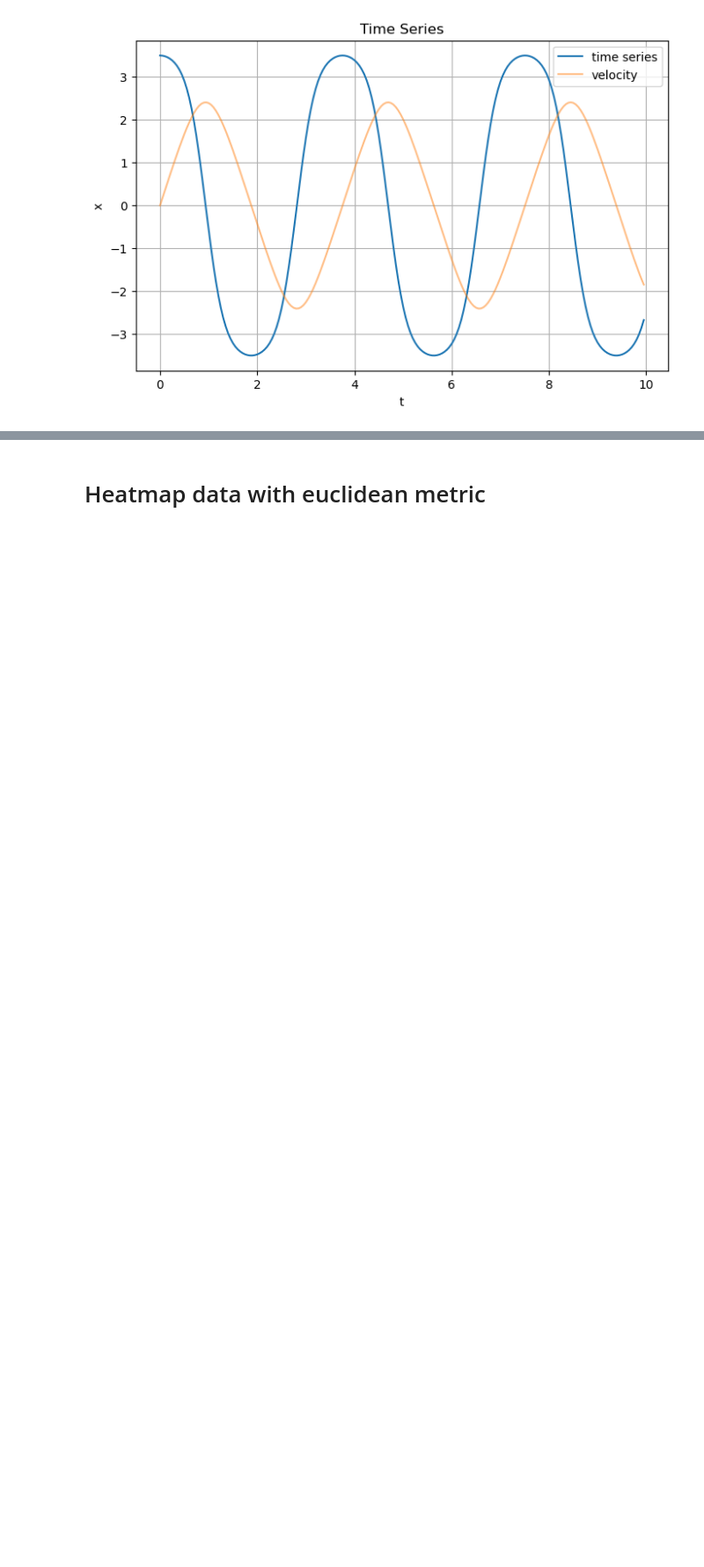
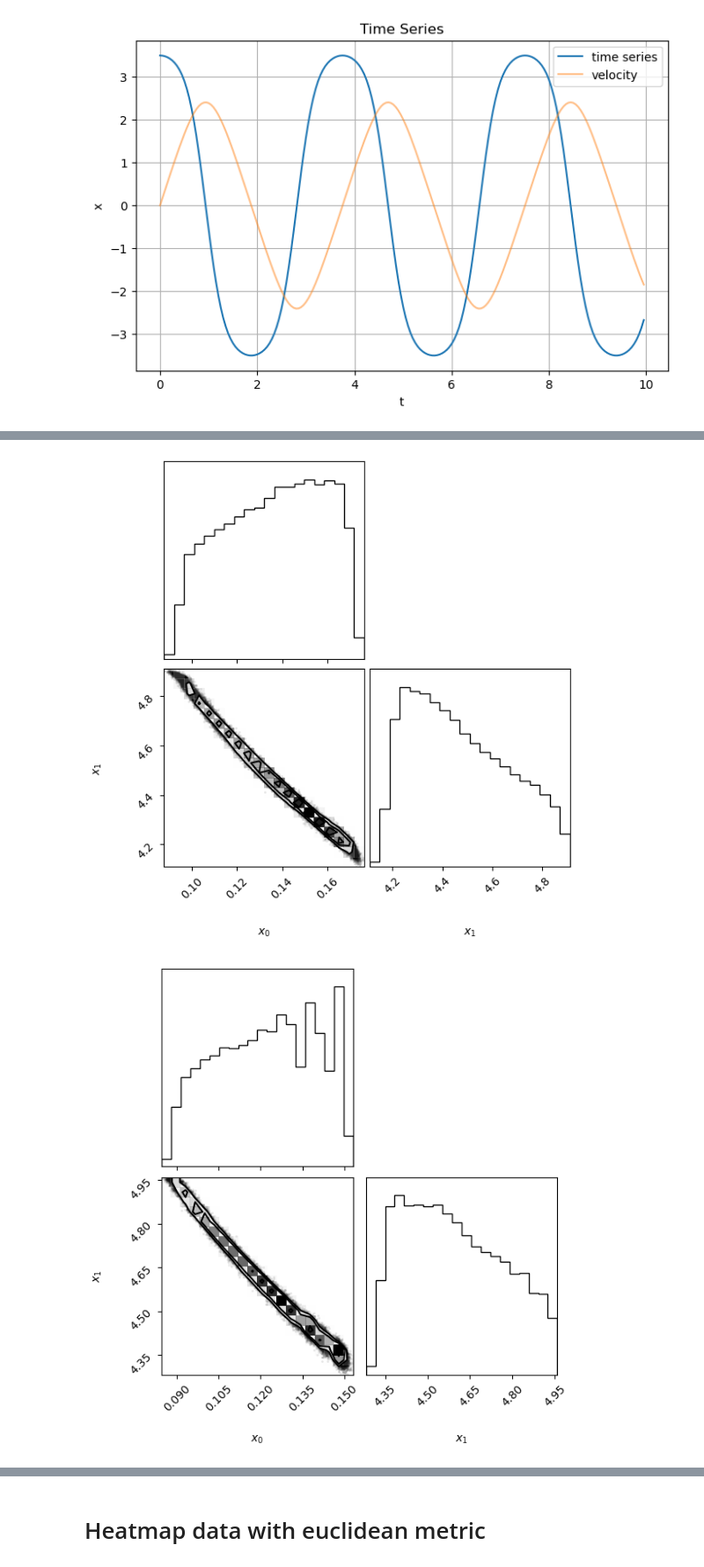
Before and after one commit to valentine-alia/BPE, a Jupyter notebook: metrics.ipynb, the cells around one changed output, grey strips where cells are left out. Shown at 88% size. Saved outputs shown, nothing was run; the diff lists cells and outputs as text; code cells hidden in the pictures; blank space fills up the shorter version.

```diff
--- a/metrics.ipynb
+++ b/metrics.ipynb
@@ -34,10 +35,9 @@ def diffyqs(X, t, a,b):
 initial_condition = [0.0, 3.5]
 t = np.arange(0,10,0.05)
 
-a = 0.2
-b = 4.0
-sol = odeint(diffyqs, initial_condition, t, args=(a,b))
-
+a_true = 0.2
+b_true = 4.0
+sol = odeint(diffyqs, initial_condition, t, args=(a_true,b_true))
 x_true = sol[:,1]
 
 a_min = 0.0
@@ -85,8 +87,8 @@ UB[0][1] = b_max
 PLB = np.copy(LB) + 0.05
 PUB = np.copy(UB) - 0.05
 
-x0 = np.full((1, D), 0.11) # starting point for inference   # 1.5 * np.ones((1, D))
-x0[0][1] = 3.5
+x0 = np.full((1, D), a_true+0.1) # starting point for inference   # 1.5 * np.ones((1, D))
+x0[0][1] = b_true + 0.1
 
 print(LB,PLB,PUB,UB,'x0:',x0)
 # %% [output]
@@ -127,0 +153,12 @@ def euclidean_metric(vp,truth_array, n_samples = int(1e6)):
+# %%
+metric_list = []
+
+vbmc0 = VBMC(log_likelihood, x0, LB, UB, PLB, PUB, prior = prior, options = options)
+vbmc1 = VBMC(log_likelihood, x0, LB, UB, PLB, PUB, prior = prior, options = options)
+vbmc2 = VBMC(log_likelihood, x0, LB, UB, PLB, PUB, prior = prior, options = options)
+vp0, results0 = vbmc0.optimize();
+vp1, results1 = vbmc1.optimize();
+vp2, results2 = vbmc2.optimize();
+metric_list.append(euclidean_metric(vp0,np.array([[a_true,b_true]])))
+metric_list.append(euclidean_metric(vp1,np.array([[a_true,b_true]])))
+metric_list.append(euclidean_metric(vp2,np.array([[a_true,b_true]])))
@@ -127,0 +172,7 @@ def euclidean_metric(vp,truth_array, n_samples = int(1e6)):
+# %%
+vp0.plot();
+vp1.plot();
+vp2.plot();
+# %% [output]
+[figure, added]
+[figure, added]
```
Also changed, not shown: parts of 34 cells of this notebook, 1 other file.
